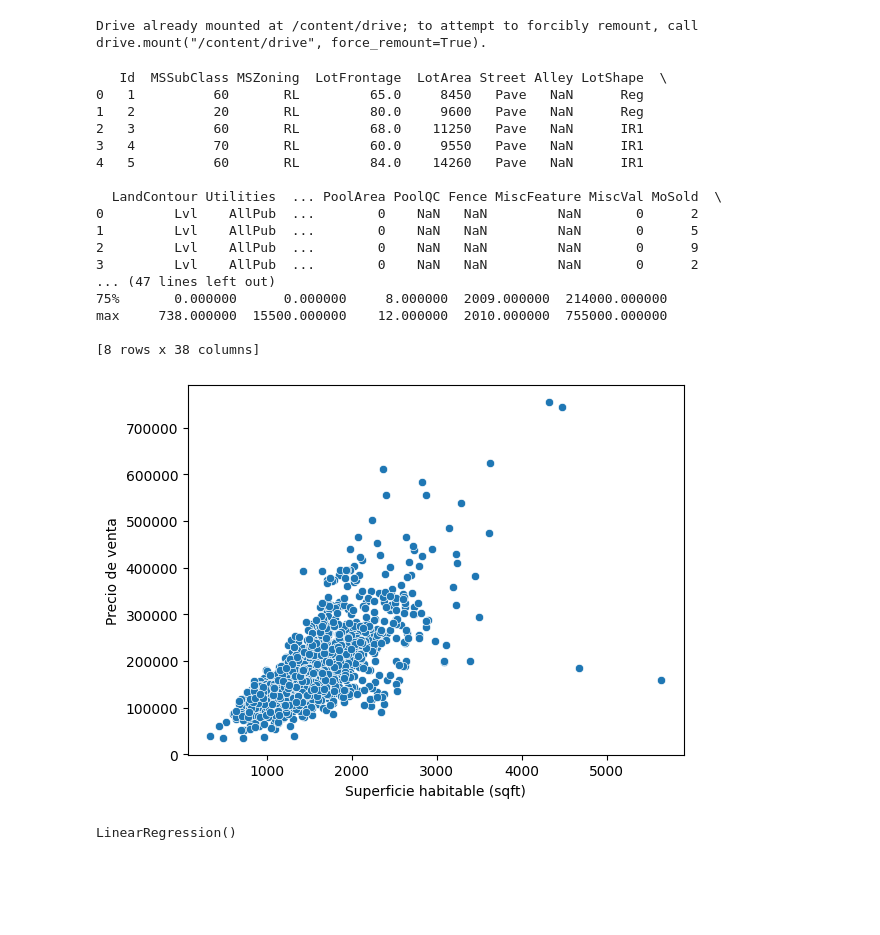
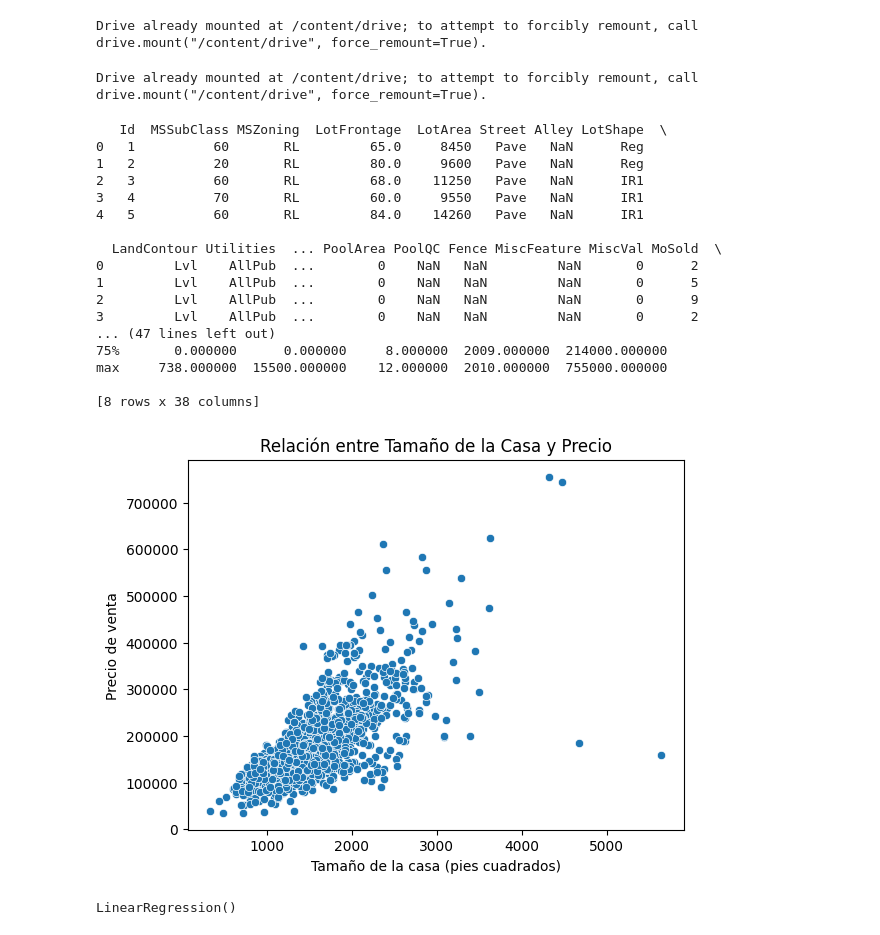
Before and after one commit to silvialoza25/ActividadPractica, a Jupyter notebook: ActividadClases.ipynb, the cells around one changed output. Drawn from its saved outputs; the diff is of its cells as text; code cells hidden in the pictures; blank space fills up the shorter version.

```diff
--- a/ActividadClases.ipynb
+++ b/ActividadClases.ipynb
@@ -59,38 +49,41 @@ from google.colab import drive
 drive.mount('/content/drive')
 # %% [output]
 Drive already mounted at /content/drive; to attempt to forcibly remount, call drive.mount("/content/drive", force_remount=True).
-# %%
-data = pd.read_csv('/content/drive/MyDrive/Colab Notebooks/house_prices/train.csv')
-# %%
-
-# Primeras filas
-print(data.head())
-
-# Información estadística
-print(data.describe())
-
-# Visualización de la relación entre precio y superficie
-sns.scatterplot(x='GrLivArea', y='SalePrice', data=data)
-plt.xlabel('Superficie habitable (sqft)')
-plt.ylabel('Precio de venta')
-plt.show()
-# %% [output]
-   Id  MSSubClass MSZoning  LotFrontage  LotArea Street Alley LotShape  \
-0   1          60       RL         65.0     8450   Pave   NaN      Reg
-1   2          20       RL         80.0     9600   Pave   NaN      Reg
-2   3          60       RL         68.0    11250   Pave   NaN      IR1
-3   4          70       RL         60.0     9550   Pave   NaN      IR1
-4   5          60       RL         84.0    14260   Pave   NaN      IR1
-
-  LandContour Utilities  ... PoolArea PoolQC Fence MiscFeature MiscVal MoSold  \
-0         Lvl    AllPub  ...        0    NaN   NaN         NaN       0      2
-1         Lvl    AllPub  ...        0    NaN   NaN         NaN       0      5
-2         Lvl    AllPub  ...        0    NaN   NaN         NaN       0      9
-3         Lvl    AllPub  ...        0    NaN   NaN         NaN       0      2
-... (47 lines left out)
-75%       0.000000      0.000000     8.000000  2009.000000  214000.000000
-max     738.000000  15500.000000    12.000000  2010.000000  755000.000000
-
-[8 rows x 38 columns]
-[figure, removed]
+# %%
+from google.colab import drive # Importa la herramienta para conectar Google Drive.
+drive.mount('/content/drive') # Conecta tu Google Drive para poder acceder a archivos guardados allí.
+# %% [output]
+Drive already mounted at /content/drive; to attempt to forcibly remount, call drive.mount("/content/drive", force_remount=True).
+# %%
+# Mostrar las primeras 5 filas de los datos para ver cómo se ven.
+print(data.head())
+
+# Mostrar estadísticas básicas (promedio, mínimo, máximo, etc.) de las columnas numéricas.
+print(data.describe())
+
+# Crear un gráfico para ver la relación entre el tamaño de la casa ('GrLivArea') y su precio ('SalePrice').
+sns.scatterplot(x='GrLivArea', y='SalePrice', data=data)
+plt.xlabel('Tamaño de la casa (pies cuadrados)') # Etiqueta para el eje X
+plt.ylabel('Precio de venta') # Etiqueta para el eje Y
+plt.title('Relación entre Tamaño de la Casa y Precio') # Título del gráfico
+plt.show() # Mostrar el gráfico
+# %% [output]
+   Id  MSSubClass MSZoning  LotFrontage  LotArea Street Alley LotShape  \
+0   1          60       RL         65.0     8450   Pave   NaN      Reg
+1   2          20       RL         80.0     9600   Pave   NaN      Reg
+2   3          60       RL         68.0    11250   Pave   NaN      IR1
+3   4          70       RL         60.0     9550   Pave   NaN      IR1
+4   5          60       RL         84.0    14260   Pave   NaN      IR1
+
+  LandContour Utilities  ... PoolArea PoolQC Fence MiscFeature MiscVal MoSold  \
+0         Lvl    AllPub  ...        0    NaN   NaN         NaN       0      2
+1         Lvl    AllPub  ...        0    NaN   NaN         NaN       0      5
+2         Lvl    AllPub  ...        0    NaN   NaN         NaN       0      9
+3         Lvl    AllPub  ...        0    NaN   NaN         NaN       0      2
+... (47 lines left out)
+75%       0.000000      0.000000     8.000000  2009.000000  214000.000000
+max     738.000000  15500.000000    12.000000  2010.000000  755000.000000
+
+[8 rows x 38 columns]
+[figure, added]
 # %%
```
Also changed, not shown: parts of 8 cells of this notebook.
